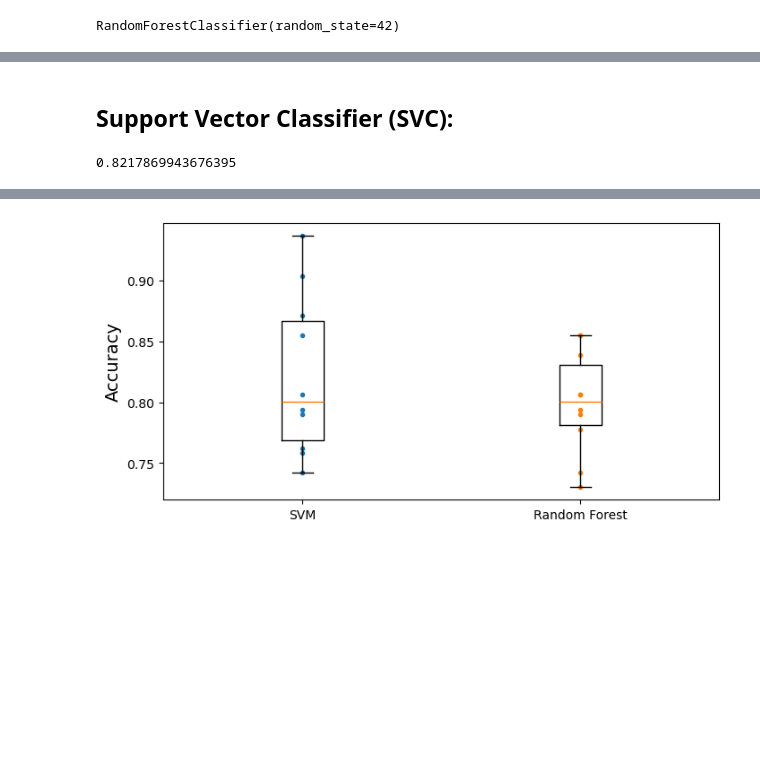
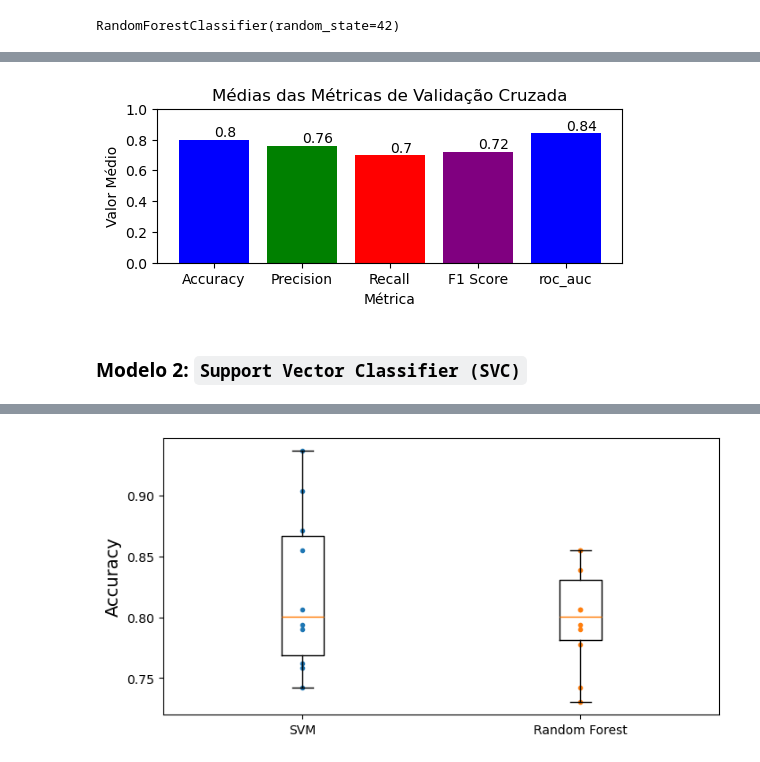
Before and after one commit to espeditoalves/ml-classification-metrics, a Jupyter notebook: notebooks/01_Evaluation.ipynb, the cells around one changed output, grey strips where cells are left out. Drawn from its saved outputs; the diff is of its cells as text; code cells hidden in the pictures; blank space fills up the shorter version.

Commit message:
Adiciona novas metricas

```diff
--- a/notebooks/01_Evaluation.ipynb
+++ b/notebooks/01_Evaluation.ipynb
@@ -228,0 +229,29 @@ forest_scores.mean()
+# %%
+# from sklearn.model_selection import cross_val_score
+# `cross_val_score`: Calcula uma métrica por vez
+# forest_scores = cross_val_score(forest_clf, X_train, y_train, cv=10, scoring='accuracy')
+# forest_scores.mean()
+# Saída: 0.7995135688684075
+
+from sklearn.model_selection import cross_validate
+
+# Realizar a validação cruzada com várias métricas
+scoring = ['accuracy', 'precision', 'recall', 'f1', 'roc_auc']
+forest_scores = cross_validate(estimator=forest_clf, X=X_train,  y=y_train, cv=10, scoring=scoring)
+
+# Calcular as médias das métricas
+accuracy = forest_scores['test_accuracy']
+precision = forest_scores['test_precision']
+recall = forest_scores['test_recall']
+f1 = forest_scores['test_f1']
+roc_auc = forest_scores['test_roc_auc']
+
+metrics_forest_scores_cv = {
+    'Accuracy': accuracy.mean(),
+    'Precision': precision.mean(),
+    'Recall': recall.mean(),
+    'F1 Score': f1.mean(),
+    'roc_auc':roc_auc.mean()
+}
+print(f'Metricas de treinamento durante o cross validation:')
+metrics_forest_scores_cv
@@ -229,10 +265,20 @@ forest_scores.mean()
+# %%
+import matplotlib.pyplot as plt
+
+plt.figure(figsize=(6, 2))
+bars = plt.bar(metrics_forest_scores_cv.keys(), metrics_forest_scores_cv.values(), color=['blue', 'green', 'red', 'purple'])
+plt.xlabel('Métrica')
+plt.ylabel('Valor Médio')
+plt.title('Médias das Métricas de Validação Cruzada')
+plt.ylim(0, 1)
+
+# Adicionar rótulos nas barras
+for bar in bars:
+    yval = bar.get_height()
+    plt.text(bar.get_x() + bar.get_width()/2, yval, round(yval, 2), va='bottom')  # Ajustar posição do rótulo
+
+plt.show()
+# %% [output]
+[figure, added]
 # %% [markdown]
-## Support Vector Classifier (SVC):
+### Modelo 2: `Support Vector Classifier (SVC)`
-# %%
-from sklearn.svm import SVC
-
-svm_clf = SVC(gamma="auto")
-svm_scores = cross_val_score(svm_clf, X_train, y_train, cv=10)
-svm_scores.mean()
-# %% [output]
-0.8217869943676395
```
Also changed, not shown: parts of 75 cells of this notebook, 6 other files.
